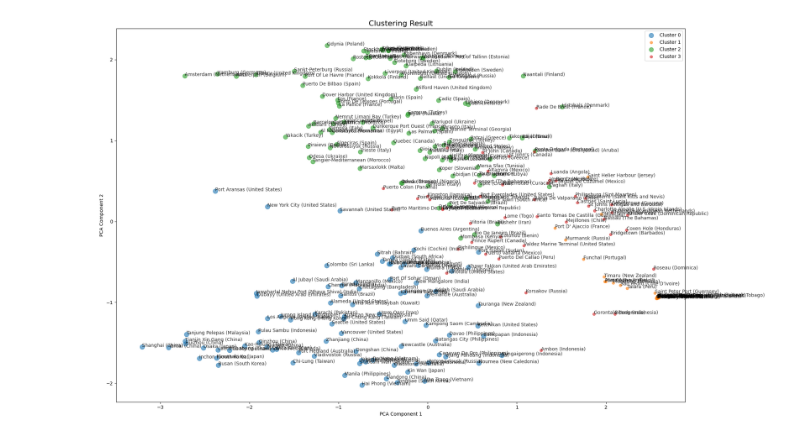
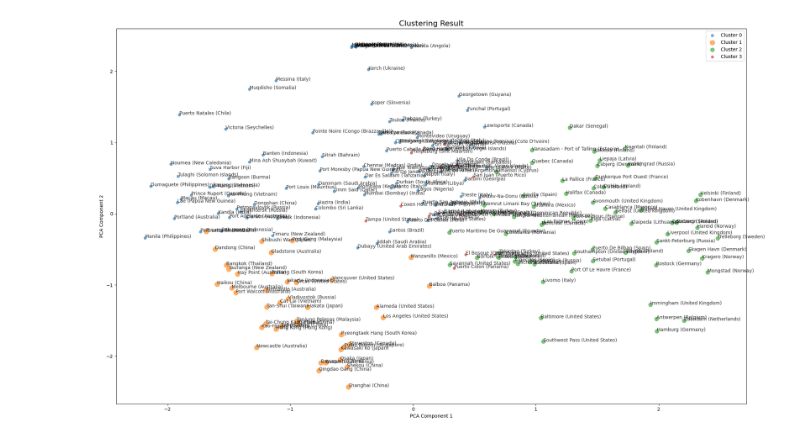
Before and after one commit to Paulliant/global-shipping-networks-analysis, a Jupyter notebook: Network Analysis/graph_embedding_calculate.ipynb, the cells around one changed output. Saved outputs shown, nothing was run; the diff lists cells and outputs as text; code cells hidden in the pictures.

```diff
--- a/Network Analysis/graph_embedding_calculate.ipynb
+++ b/Network Analysis/graph_embedding_calculate.ipynb
@@ -8,7 +8,7 @@ import geopandas as gpd
 from shapely.geometry import Point
 from sklearn.preprocessing import StandardScaler
 
-name = 'ru'
+name = 'cv'
 
 RANDOM_SEED = 42
 np.random.seed(RANDOM_SEED)
@@ -42,34 +42,34 @@ clusters['pca_y'] = reduced_embeddings[:, 1]
 
 # 提取港口标签
 clusters['port_info'] = clusters.apply(
     lambda row: f"{row['nearest_ports'].split(',')[0]} ({row['country_water_body'].split('_')[0]})",
     axis=1
 )
 
 # 6. 绘制聚类结果
 plt.figure(figsize=(20, 12))
 cmap = plt.get_cmap('tab10')
 colors = [cmap(i) for i in range(n_clusters)]
 
 # 遍历每个聚类类别
 for cl in sorted(clusters['cluster'].unique()):
     sub_df = clusters[clusters['cluster'] == cl]
     plt.scatter(sub_df['pca_x'], sub_df['pca_y'],
                 s=2.0 * np.sqrt(np.mean(sub_df['ship_cnts'])),
                 color=colors[cl % len(colors)],
                 label=f'Cluster {cl}', alpha=0.6)
     # 对每个点添加港口标签
     for idx, row in sub_df.iterrows():
         plt.annotate(row['port_info'], (row['pca_x'], row['pca_y']), fontsize=10, alpha=0.8)
 
 plt.title('Clustering Result', fontsize=16)
 plt.xlabel('PCA Component 1')
 plt.ylabel('PCA Component 2')
 plt.legend()
 plt.tight_layout()
 plt.show()
 # %% [output]
-[figure, old version]
+[figure, new version]
 # %%
 import numpy as np
 import pandas as pd
```
Also changed, not shown: parts of 4 cells of this notebook, 1 other file.
